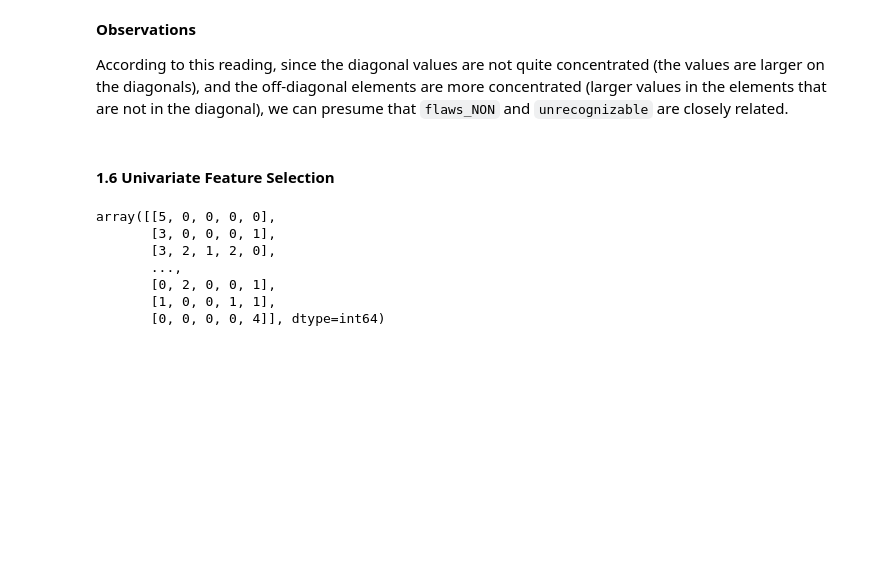
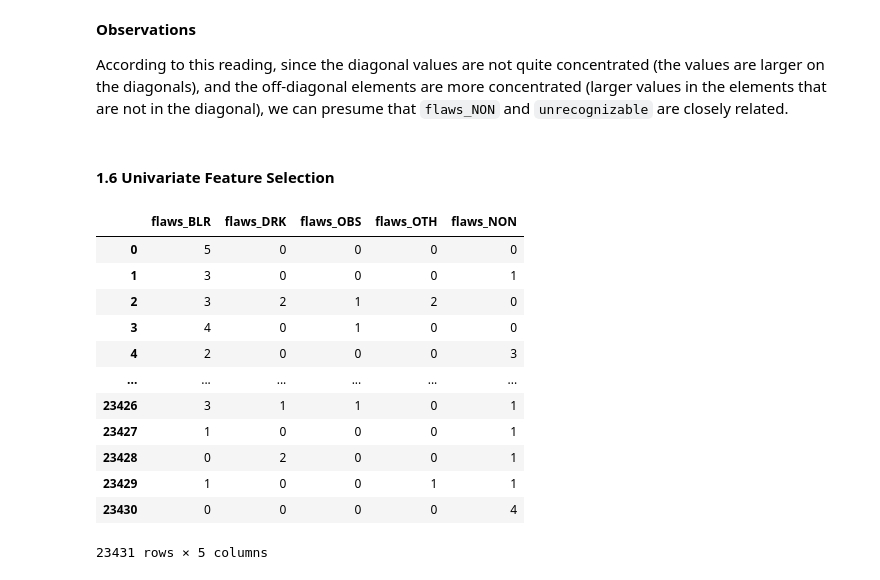
Before and after one commit to cthacker-udel/VizWizAnnotations, a Jupyter notebook: image_quality_issues.ipynb, the cells around one changed output. Cells and saved outputs as stored; diff of their text form; code cells hidden in the pictures; blank space fills up the shorter version.

```diff
--- a/image_quality_issues.ipynb
+++ b/image_quality_issues.ipynb
@@ -365,17 +365,29 @@ According to this reading, since the diagonal values are not quite concentrated
 # %%
 from sklearn.feature_selection import SelectKBest
 from sklearn.feature_selection import f_regression
 
 k = 5 # Selecting top 5 features
 selector = SelectKBest(f_regression, k=k)
 new_x = selector.fit_transform(data_df, target)
 
 selected_indices = selector.get_support(indices=True)
+
+selected_feature_names = data_df.columns[selected_indices]
+
+selected_df = pd.DataFrame(new_x, columns=selected_feature_names)
+
+selected_df
 # %% [output]
+|  | flaws_BLR | flaws_DRK | flaws_OBS | flaws_OTH | flaws_NON |
+| 0 | 5 | 0 | 0 | 0 | 0 |
+| 1 | 3 | 0 | 0 | 0 | 1 |
+| 2 | 3 | 2 | 1 | 2 | 0 |
+| 3 | 4 | 0 | 1 | 0 | 0 |
+| 4 | 2 | 0 | 0 | 0 | 3 |
+| ... | ... | ... | ... | ... | ... |
+| 23426 | 3 | 1 | 1 | 0 | 1 |
+| 23427 | 1 | 0 | 0 | 0 | 1 |
+| 23428 | 0 | 2 | 0 | 0 | 1 |
+| 23429 | 1 | 0 | 0 | 1 | 1 |
+| 23430 | 0 | 0 | 0 | 0 | 4 |
-array([[5, 0, 0, 0, 0],
-       [3, 0, 0, 0, 1],
-       [3, 2, 1, 2, 0],
-       ...,
-       [0, 2, 0, 0, 1],
-       [1, 0, 0, 1, 1],
-       [0, 0, 0, 0, 4]], dtype=int64)
+23431 rows × 5 columns
```
